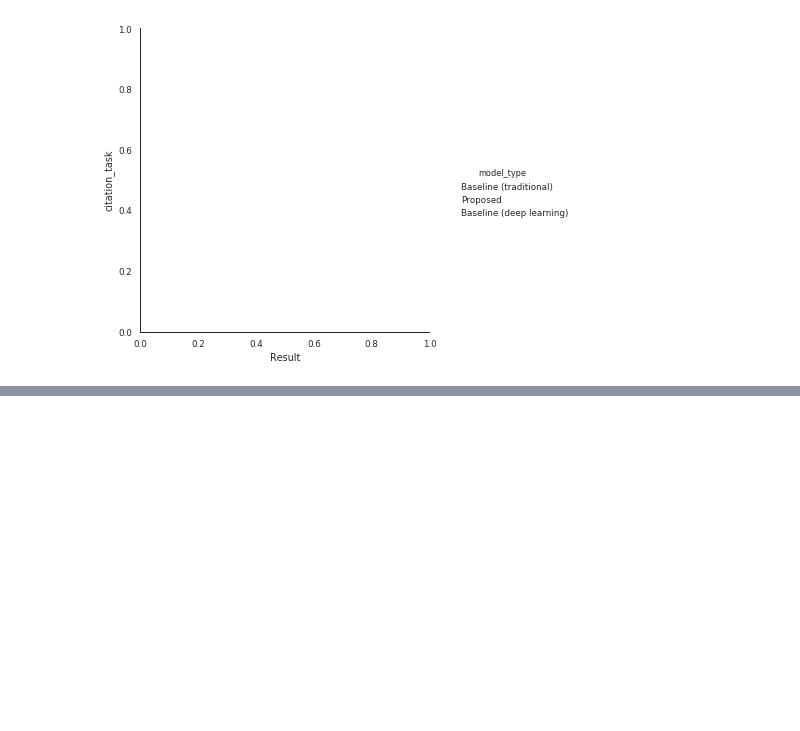
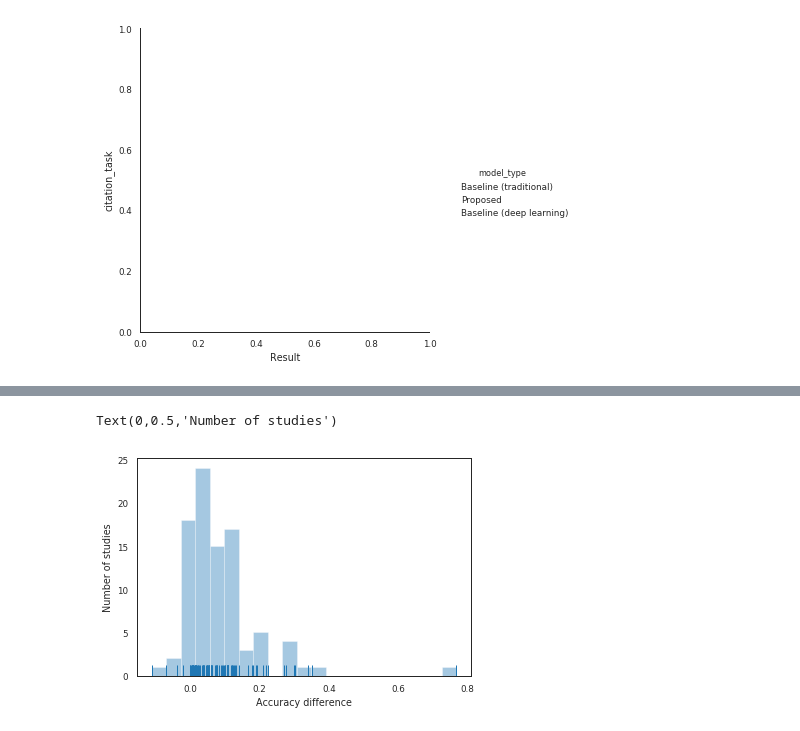
Before and after one commit to hubertjb/dl-eeg-review, a Jupyter notebook: notebooks/reporting_results_sandbox.ipynb, the cells around one changed output, grey strips where cells are left out. Saved outputs shown, nothing was run; the diff lists cells and outputs as text; code cells hidden in the pictures; blank space fills up the shorter version.

```diff
--- a/notebooks/reporting_results_sandbox.ipynb
+++ b/notebooks/reporting_results_sandbox.ipynb
@@ -85,0 +145,8 @@ Text(0,0.5,'')
+# %%
+fig, ax = plt.subplots()
+sns.distplot(diff_df['acc_diff'], kde=False, rug=True, ax=ax)
+ax.set_xlabel('Accuracy difference')
+ax.set_ylabel('Number of studies')
+# %% [output]
+Text(0,0.5,'Number of studies')
+[figure, added]
```
Also changed, not shown: parts of 18 cells of this notebook, 14 other files.
